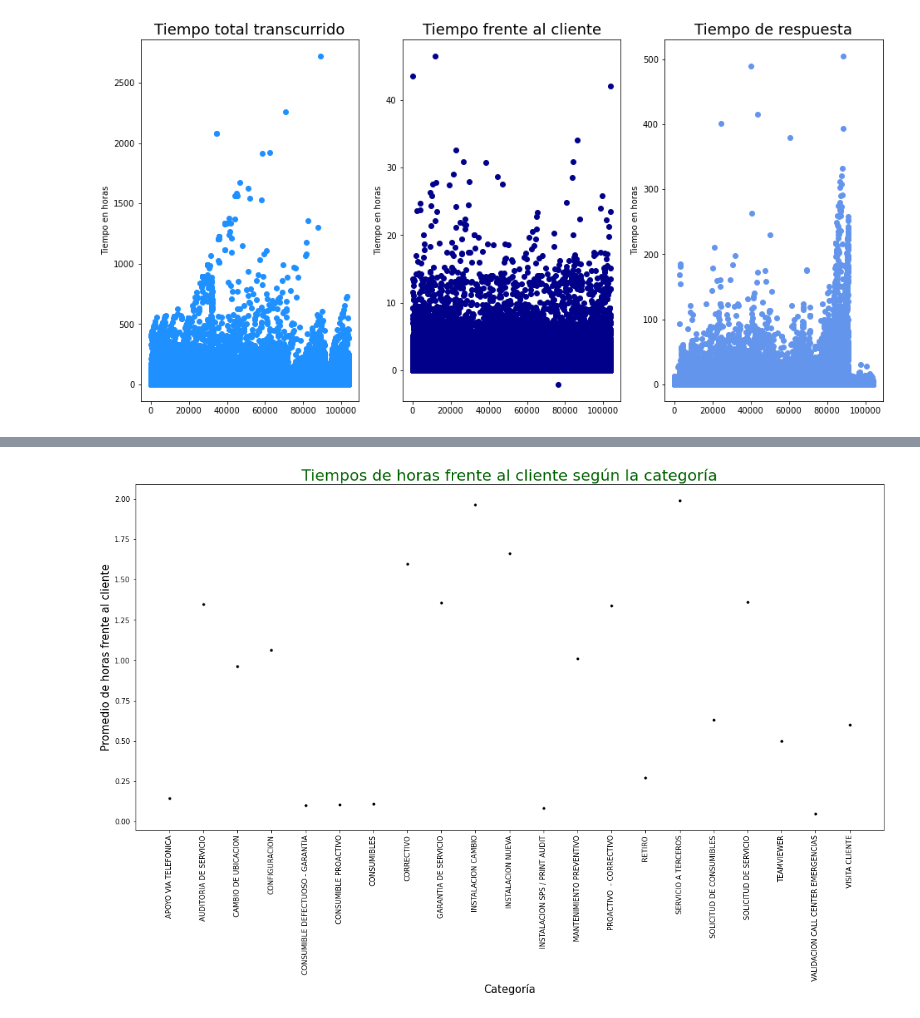
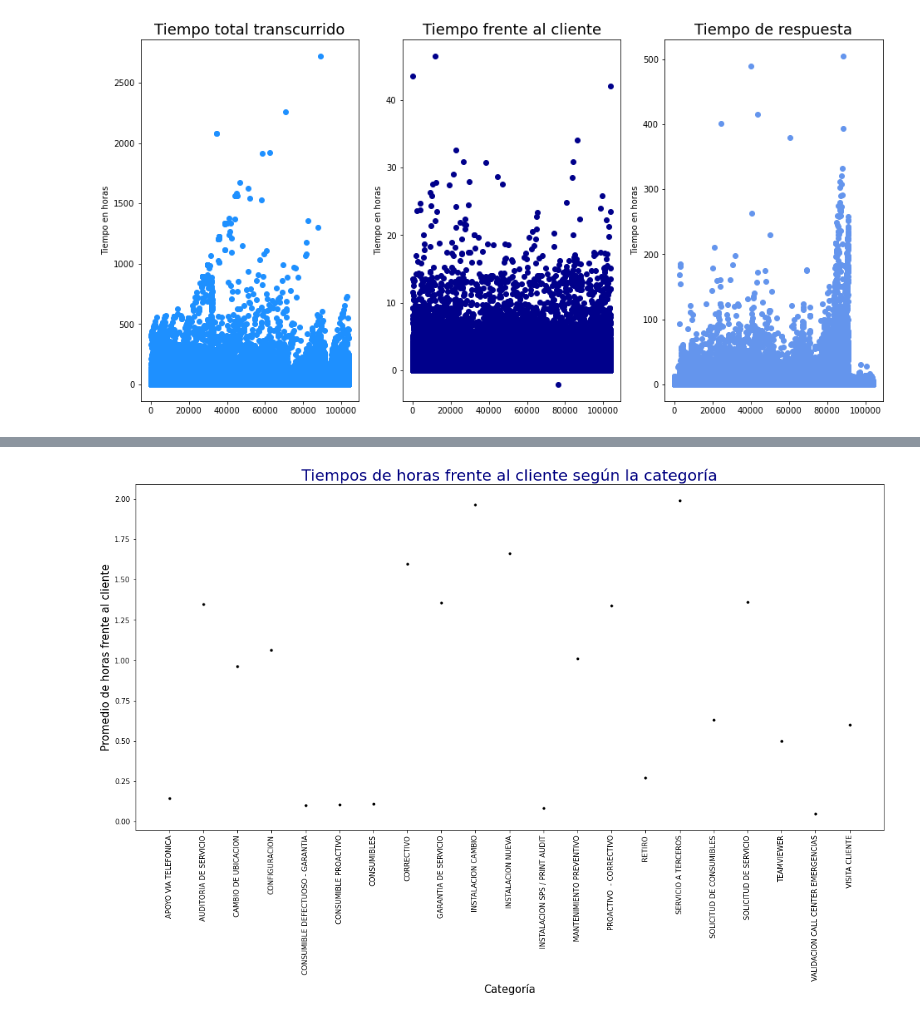
Before and after one commit to danielabenavides/proyecto_modulo1, a Jupyter notebook: ProyectoModulo1_Benavides_Rivera.ipynb, the cells around one changed output, grey strips where cells are left out. Saved outputs shown, nothing was run; the diff lists cells and outputs as text; code cells hidden in the pictures.

```diff
--- a/ProyectoModulo1_Benavides_Rivera.ipynb
+++ b/ProyectoModulo1_Benavides_Rivera.ipynb
@@ -291,10 +374,10 @@ prom_CT2 = CT['Tiempo frente al cliente']
 # %%
 plt.figure(figsize=(19,9))
 plt.plot(prom_CT2,'k.')
 plt.ylabel('Promedio de horas frente al cliente',size=15)
 plt.xlabel('Categoría',size=15)
 plt.xticks(rotation=90)
-plt.title('Tiempos de horas frente al cliente según la categoría',size=22,color='darkgreen')
+plt.title('Tiempos de horas frente al cliente según la categoría',size=22,color='navy')
 plt.show()
 # %% [output]
-[figure, old version]
+[figure, new version]
```
Also changed, not shown: parts of 27 cells of this notebook.
